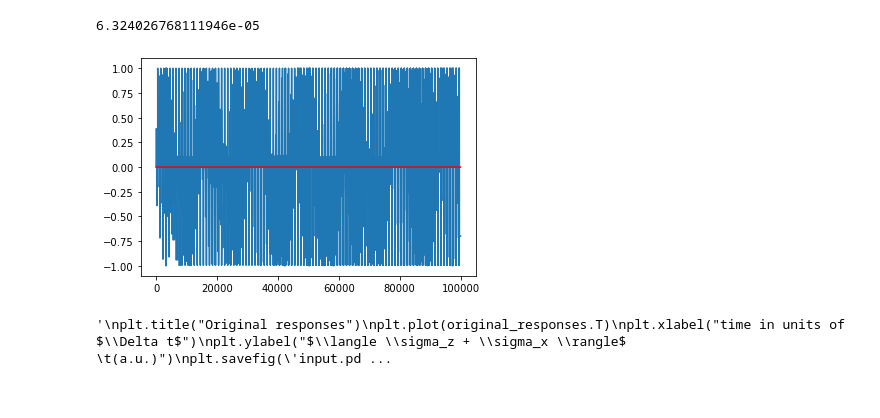
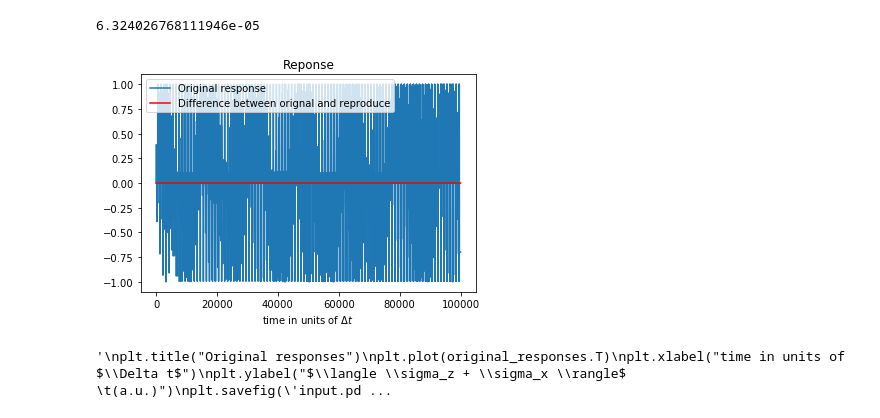
Before and after one commit to dibondar/QSystemIdentification, a Jupyter notebook: demo_bi_sys_landau_zeener.ipynb, the cells around one changed output. Cells and saved outputs as stored; diff of their text form; code cells hidden in the pictures.

```diff
--- a/demo_bi_sys_landau_zeener.ipynb
+++ b/demo_bi_sys_landau_zeener.ipynb
@@ -69,11 +69,17 @@ np.abs(reconstructed_responses.reshape(-1) - original_responses.reshape(-1)).max
 # %% [output]
 6.324026768111946e-05
 # %%
-plt.plot(reconstructed_responses.reshape(-1))
-plt.plot(reconstructed_responses.reshape(-1) - original_responses.reshape(-1), 'r')
+plt.title('Reponse')
+plt.plot(original_responses.reshape(-1), label='Original response')
+plt.plot(
+    reconstructed_responses.reshape(-1) - original_responses.reshape(-1),
+    'r', label='Difference between orignal and reproduce'
+)
+plt.xlabel("time in units of $\Delta t$")
+plt.legend()
 plt.show()
 # %% [output]
-[figure, old version]
+[figure, new version]
 # %%
 """
 plt.title("Original responses")
```
Also changed, not shown: 8 other files.
